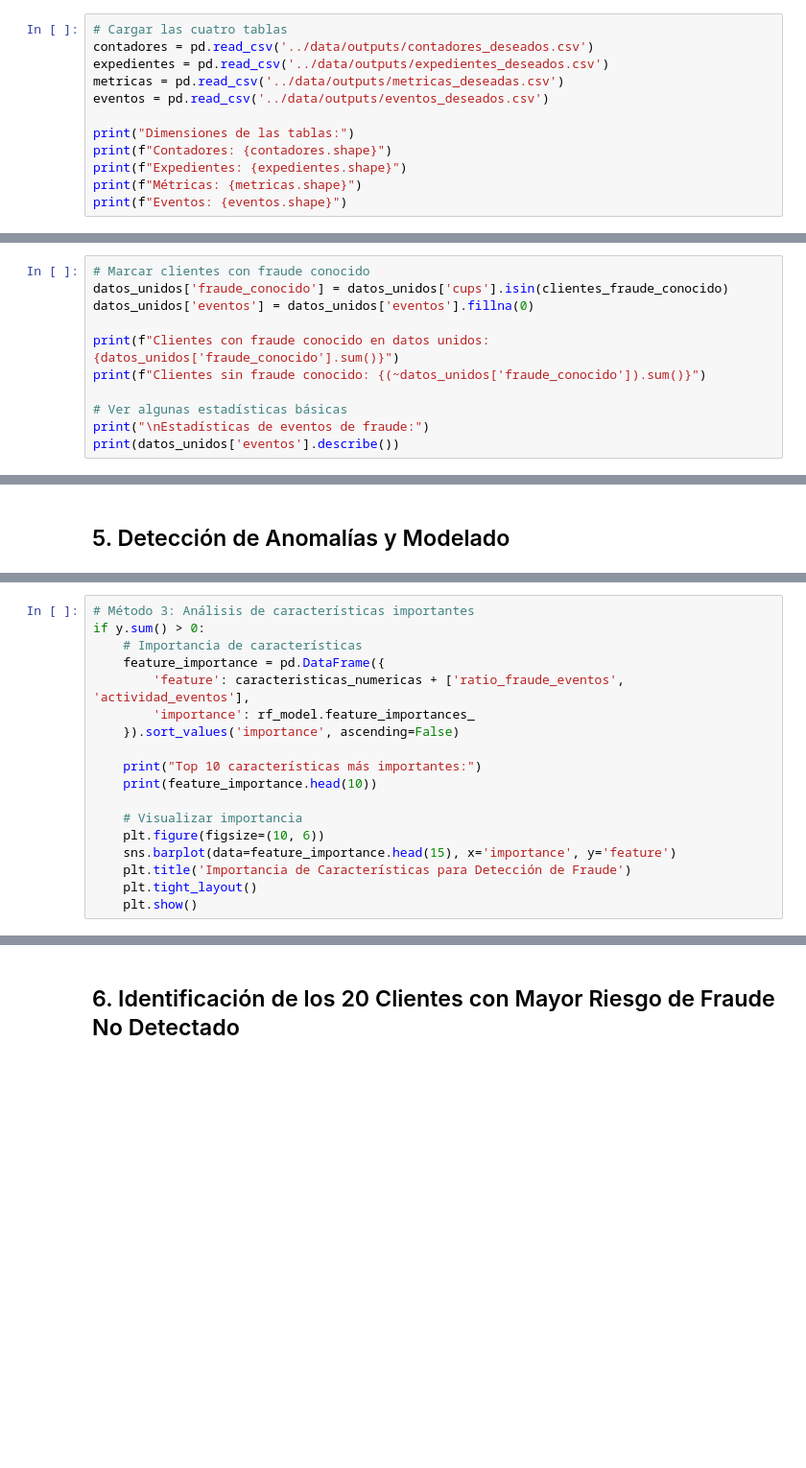
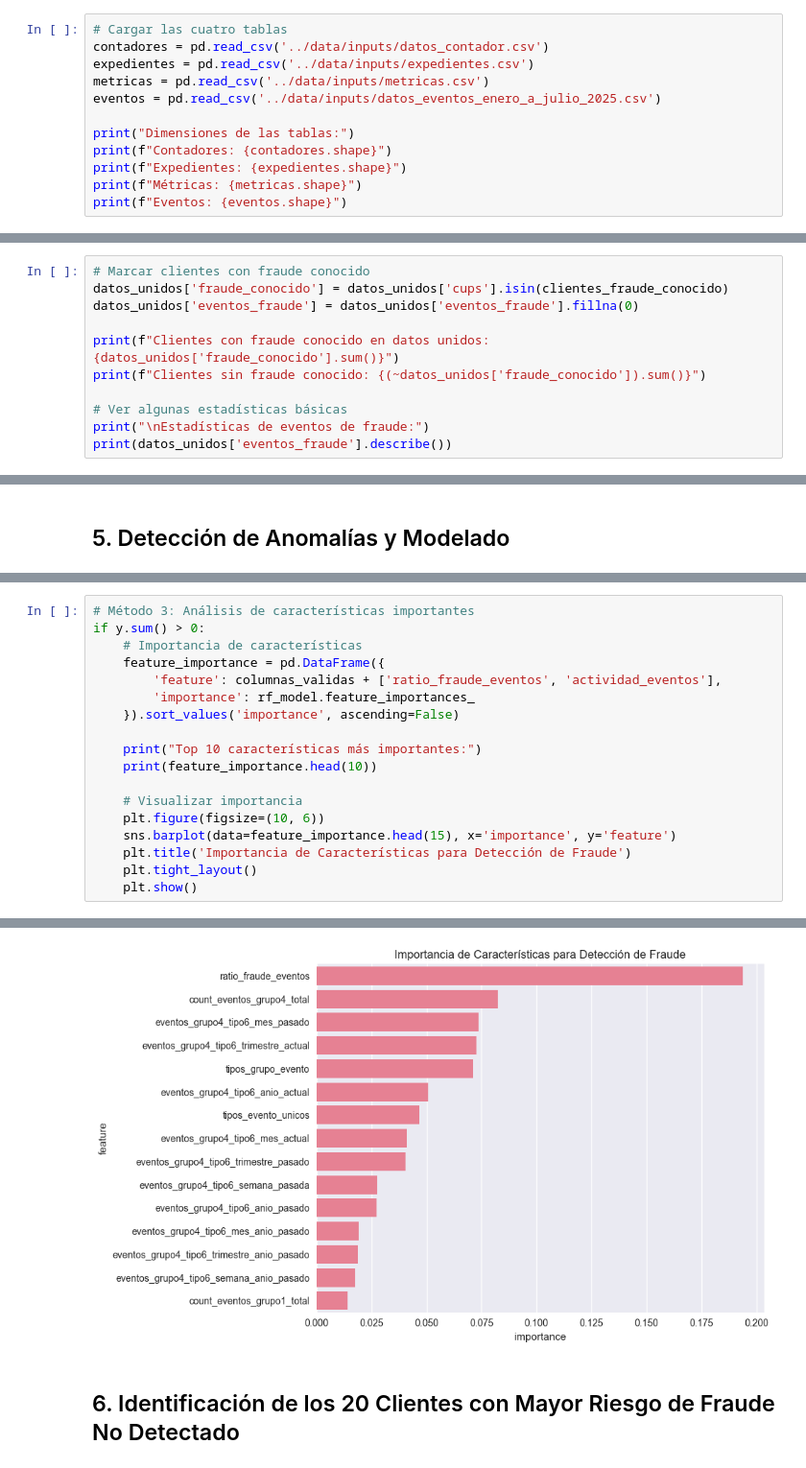
Before and after one commit to AxpeConsultingDataIA/ufd-dataia-deteccion-fraude, a Jupyter notebook: notebooks/Model_copilot.ipynb, the cells around one changed output, grey strips where cells are left out. Shown: that part at 96% size. Drawn from its saved outputs; the diff is of its cells as text; blank space fills up the shorter version.

```diff
--- a/notebooks/Model_copilot.ipynb
+++ b/notebooks/Model_copilot.ipynb
@@ -22,10 +22,10 @@ sns.set_palette("husl")
 ## 1. Carga y Exploración de Datos
 # %%
 # Cargar las cuatro tablas
-contadores = pd.read_csv('../data/outputs/contadores_deseados.csv')
-expedientes = pd.read_csv('../data/outputs/expedientes_deseados.csv')
-metricas = pd.read_csv('../data/outputs/metricas_deseadas.csv')
-eventos = pd.read_csv('../data/outputs/eventos_deseados.csv')
+contadores = pd.read_csv('../data/inputs/datos_contador.csv')
+expedientes = pd.read_csv('../data/inputs/expedientes.csv')
+metricas = pd.read_csv('../data/inputs/metricas.csv')
+eventos = pd.read_csv('../data/inputs/datos_eventos_enero_a_julio_2025.csv')
 
 print("Dimensiones de las tablas:")
 print(f"Contadores: {contadores.shape}")
@@ -226,12 +202,12 @@ Columnas finales: 398
 # %%
 # Marcar clientes con fraude conocido
 datos_unidos['fraude_conocido'] = datos_unidos['cups'].isin(clientes_fraude_conocido)
-datos_unidos['eventos'] = datos_unidos['eventos'].fillna(0)
+datos_unidos['eventos_fraude'] = datos_unidos['eventos_fraude'].fillna(0)
 
 print(f"Clientes con fraude conocido en datos unidos: {datos_unidos['fraude_conocido'].sum()}")
 print(f"Clientes sin fraude conocido: {(~datos_unidos['fraude_conocido']).sum()}")
 
 # Ver algunas estadísticas básicas
 print("\nEstadísticas de eventos de fraude:")
-print(datos_unidos['eventos'].describe())
+print(datos_unidos['eventos_fraude'].describe())
 # %% [output]
@@ -331,7 +415,7 @@ else:
 if y.sum() > 0:
     # Importancia de características
     feature_importance = pd.DataFrame({
-        'feature': caracteristicas_numericas + ['ratio_fraude_eventos', 'actividad_eventos'],
+        'feature': columnas_validas + ['ratio_fraude_eventos', 'actividad_eventos'],
         'importance': rf_model.feature_importances_
     }).sort_values('importance', ascending=False)
 
@@ -344,3 +428,4 @@ if y.sum() > 0:
     plt.title('Importancia de Características para Detección de Fraude')
     plt.tight_layout()
     plt.show()
+# %% [output]
@@ -347,3 +444,4 @@ if y.sum() > 0:
+[figure, added]
 # %% [markdown]
 ## 6. Identificación de los 20 Clientes con Mayor Riesgo de Fraude No Detectado
 # %%
```
Also changed, not shown: parts of 18 cells of this notebook, 1 other file.
